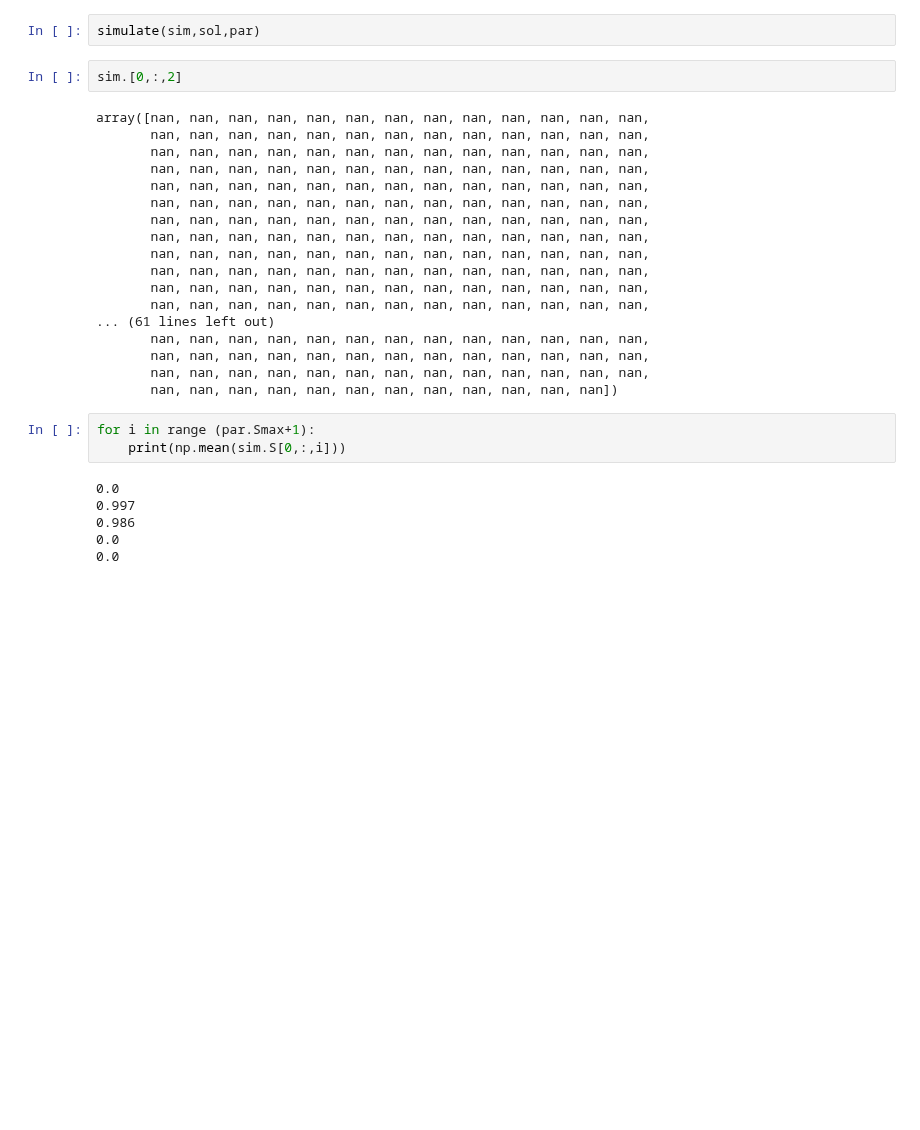
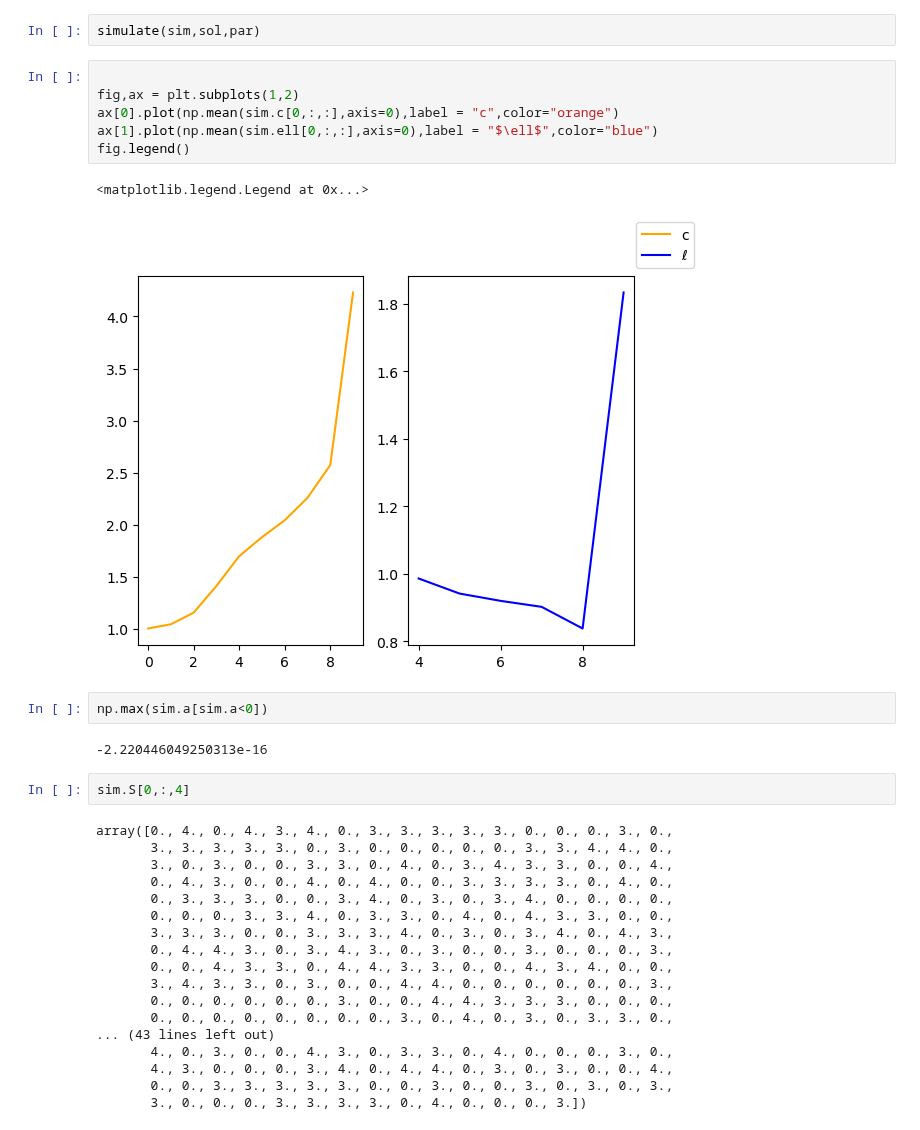
Before and after one commit to ansofol/DP_term_paper, a Jupyter notebook: Simulation - development/test_run.ipynb, the cells around one changed output. Saved outputs shown, nothing was run; the diff lists cells and outputs as text; blank space fills up the shorter version.

```diff
--- a/Simulation - development/test_run.ipynb
+++ b/Simulation - development/test_run.ipynb
@@ -49,31 +45,35 @@ ax[2].plot(sol.m[0,t,1,s,:,0],sol.c[0,t,1,s,:,0],label = "Student")
 # %%
 simulate(sim,sol,par)
+# %%
+
+fig,ax = plt.subplots(1,2)
+ax[0].plot(np.mean(sim.c[0,:,:],axis=0),label = "c",color="orange")
+ax[1].plot(np.mean(sim.ell[0,:,:],axis=0),label = "$\ell$",color="blue")
+fig.legend()
+# %% [output]
+<matplotlib.legend.Legend at 0x...>
+[figure, added]
+# %%
+np.max(sim.a[sim.a<0])
+# %% [output]
+-2.220446049250313e-16
 # %%
-sim.[0,:,2]
+sim.S[0,:,4]
 # %% [output]
-array([nan, nan, nan, nan, nan, nan, nan, nan, nan, nan, nan, nan, nan,
-       nan, nan, nan, nan, nan, nan, nan, nan, nan, nan, nan, nan, nan,
-       nan, nan, nan, nan, nan, nan, nan, nan, nan, nan, nan, nan, nan,
-       nan, nan, nan, nan, nan, nan, nan, nan, nan, nan, nan, nan, nan,
-       nan, nan, nan, nan, nan, nan, nan, nan, nan, nan, nan, nan, nan,
-       nan, nan, nan, nan, nan, nan, nan, nan, nan, nan, nan, nan, nan,
-       nan, nan, nan, nan, nan, nan, nan, nan, nan, nan, nan, nan, nan,
-       nan, nan, nan, nan, nan, nan, nan, nan, nan, nan, nan, nan, nan,
-       nan, nan, nan, nan, nan, nan, nan, nan, nan, nan, nan, nan, nan,
-       nan, nan, nan, nan, nan, nan, nan, nan, nan, nan, nan, nan, nan,
-       nan, nan, nan, nan, nan, nan, nan, nan, nan, nan, nan, nan, nan,
-       nan, nan, nan, nan, nan, nan, nan, nan, nan, nan, nan, nan, nan,
-... (61 lines left out)
-       nan, nan, nan, nan, nan, nan, nan, nan, nan, nan, nan, nan, nan,
-       nan, nan, nan, nan, nan, nan, nan, nan, nan, nan, nan, nan, nan,
-       nan, nan, nan, nan, nan, nan, nan, nan, nan, nan, nan, nan, nan,
-       nan, nan, nan, nan, nan, nan, nan, nan, nan, nan, nan, nan])
+array([0., 4., 0., 4., 3., 4., 0., 3., 3., 3., 3., 3., 0., 0., 0., 3., 0.,
+       3., 3., 3., 3., 3., 0., 3., 0., 0., 0., 0., 0., 3., 3., 4., 4., 0.,
+       3., 0., 3., 0., 0., 3., 3., 0., 4., 0., 3., 4., 3., 3., 0., 0., 4.,
+       0., 4., 3., 0., 0., 4., 0., 4., 0., 0., 3., 3., 3., 3., 0., 4., 0.,
+       0., 3., 3., 3., 0., 0., 3., 4., 0., 3., 0., 3., 4., 0., 0., 0., 0.,
+       0., 0., 0., 3., 3., 4., 0., 3., 3., 0., 4., 0., 4., 3., 3., 0., 0.,
+       3., 3., 3., 0., 0., 3., 3., 3., 4., 0., 3., 0., 3., 4., 0., 4., 3.,
+       0., 4., 4., 3., 0., 3., 4., 3., 0., 3., 0., 0., 3., 0., 0., 0., 3.,
+       0., 0., 4., 3., 3., 0., 4., 4., 3., 3., 0., 0., 4., 3., 4., 0., 0.,
+       3., 4., 3., 3., 0., 3., 0., 0., 4., 4., 0., 0., 0., 0., 0., 0., 3.,
+       0., 0., 0., 0., 0., 0., 3., 0., 0., 4., 4., 3., 3., 3., 0., 0., 0.,
+       0., 0., 0., 0., 0., 0., 0., 0., 3., 0., 4., 0., 3., 0., 3., 3., 0.,
+... (43 lines left out)
+       4., 0., 3., 0., 0., 4., 3., 0., 3., 3., 0., 4., 0., 0., 0., 3., 0.,
+       4., 3., 0., 0., 0., 3., 4., 0., 4., 4., 0., 3., 0., 3., 0., 0., 4.,
+       0., 0., 3., 3., 3., 3., 3., 0., 0., 3., 0., 0., 3., 0., 3., 0., 3.,
+       3., 0., 0., 0., 3., 3., 3., 3., 0., 4., 0., 0., 0., 3.])
-# %%
-for i in range (par.Smax+1):
-    print(np.mean(sim.S[0,:,i]))
-# %% [output]
-0.0
-0.997
-0.986
-0.0
-0.0
```
Also changed, not shown: parts of 3 cells of this notebook, 4 other files.
